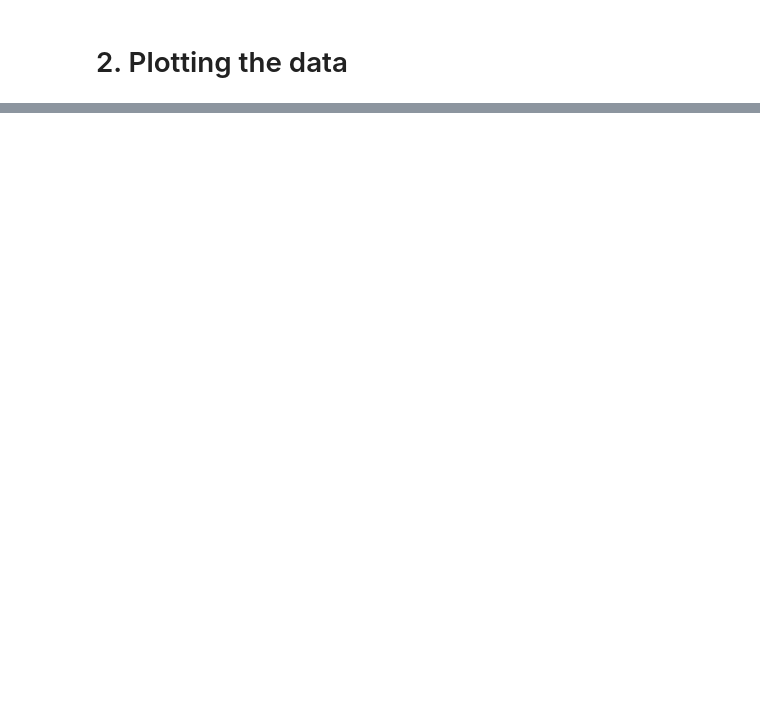
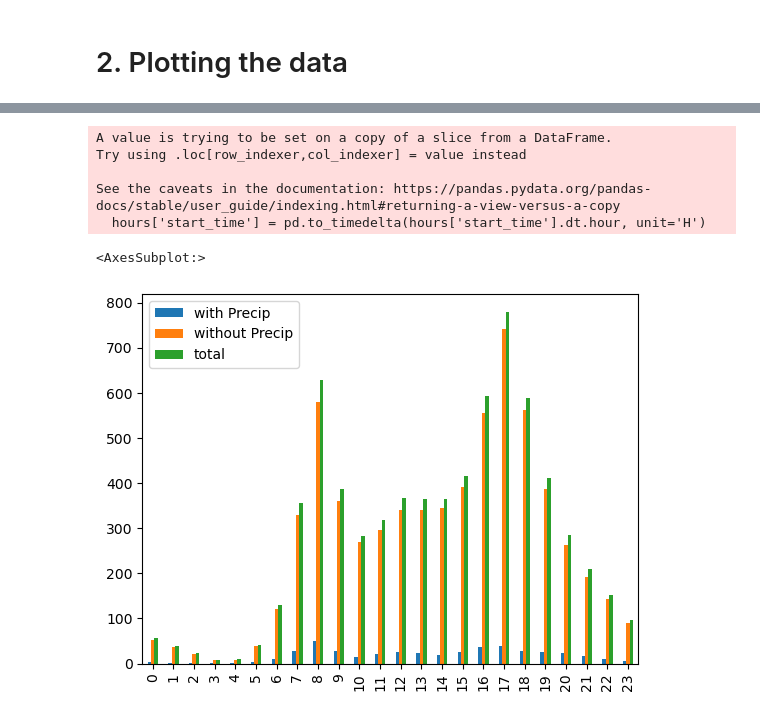
Before and after one commit to JuliusScheuerer/AA_Team_12_Assignment, a Jupyter notebook: AA_Team_12_Code.ipynb, the cells around one changed output, grey strips where cells are left out. Cells and saved outputs as stored; diff of their text form; code cells hidden in the pictures; blank space fills up the shorter version.

Commit message:
Fleet usage update

```diff
--- a/AA_Team_12_Code.ipynb
+++ b/AA_Team_12_Code.ipynb
@@ -632,0 +634,23 @@ trip_data_website.head(1)
+# %%
+#Fleet usage during a day (How many bikes were rented per hour during the day on average over the whole year 2019?)
+hours = trip_data_website[['start_time', 'precip']]
+hours['start_time'] = pd.to_timedelta(hours['start_time'].dt.hour, unit='H')
+
+flusage_day = hours.groupby(["start_time", "precip"]).size().reset_index(name='counts')
+flusage_day['counts'] = flusage_day['counts'].div(365)
+
+concatedGraphs = pd.concat(
+    [flusage_day[flusage_day['precip'] == 1].reset_index()["counts"].rename("with Precip"),
+     flusage_day[flusage_day['precip'] == 0].reset_index()["counts"].rename("without Precip"),
+    flusage_day.groupby(["start_time"]).sum().reset_index()["counts"].rename("total")],
+    axis=1)
+
+concatedGraphs.plot.bar()
+# %% [output]
+A value is trying to be set on a copy of a slice from a DataFrame.
+Try using .loc[row_indexer,col_indexer] = value instead
+
+See the caveats in the documentation: https://pandas.pydata.org/pandas-docs/stable/user_guide/indexing.html#returning-a-view-versus-a-copy
+  hours['start_time'] = pd.to_timedelta(hours['start_time'].dt.hour, unit='H')
+<AxesSubplot:>
+[figure, added]
```
Also changed, not shown: parts of 12 cells of this notebook.
